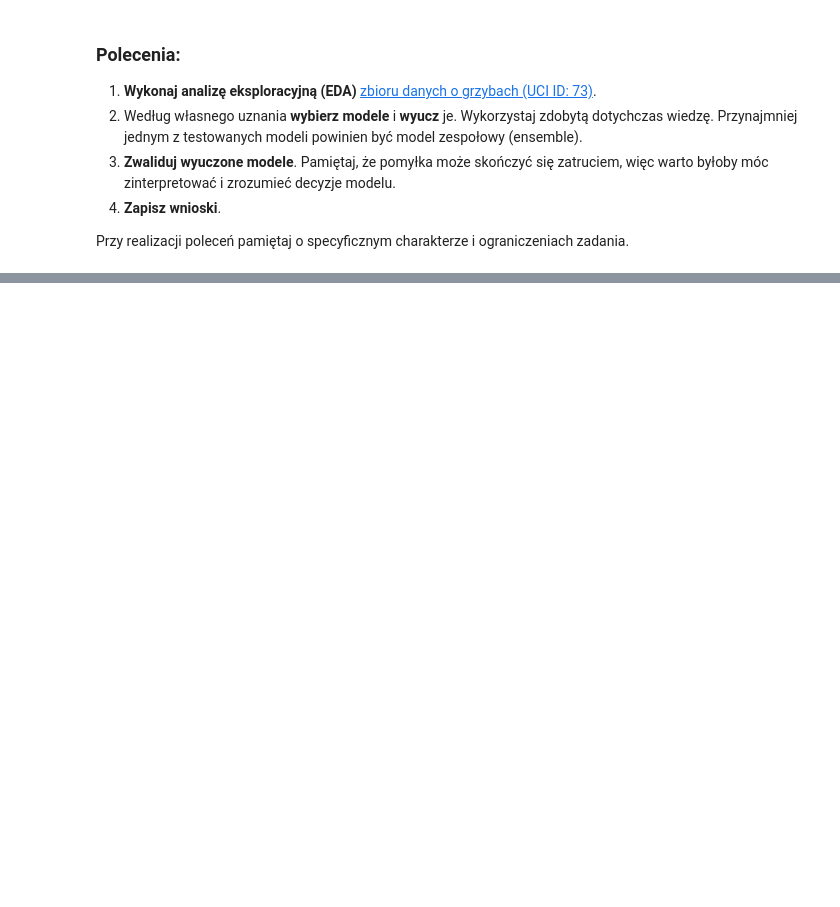
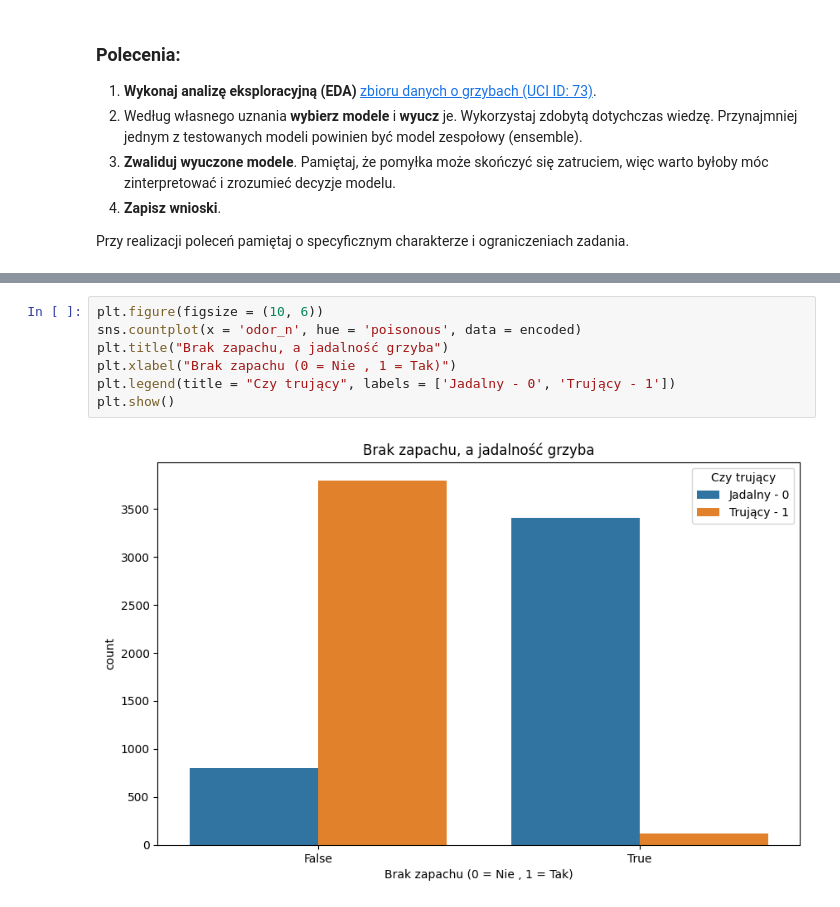
Before and after one commit to Zajecia-na-PWr-LR/lista-5-dawidmuszynski1, a Jupyter notebook: Zad_2.ipynb, the cells around one changed output, grey strips where cells are left out. Cells and saved outputs as stored; diff of their text form; blank space fills up the shorter version.

```diff
--- a/Zad_2.ipynb
+++ b/Zad_2.ipynb
@@ -33,0 +222,9 @@ Error:
+# %%
+plt.figure(figsize = (10, 6))
+sns.countplot(x = 'odor_n', hue = 'poisonous', data = encoded)
+plt.title("Brak zapachu, a jadalność grzyba")
+plt.xlabel("Brak zapachu (0 = Nie , 1 = Tak)")
+plt.legend(title = "Czy trujący", labels = ['Jadalny - 0', 'Trujący - 1'])
+plt.show()
+# %% [output]
+[figure, added]
```
Also changed, not shown: parts of 25 cells of this notebook.
